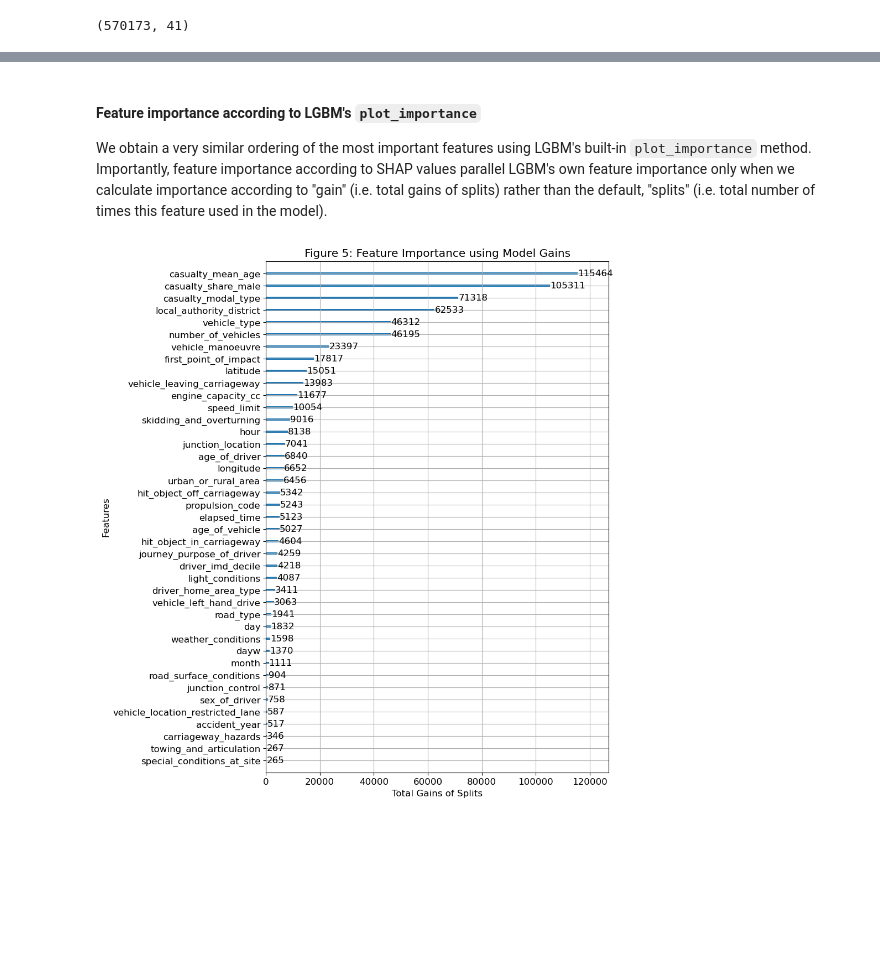
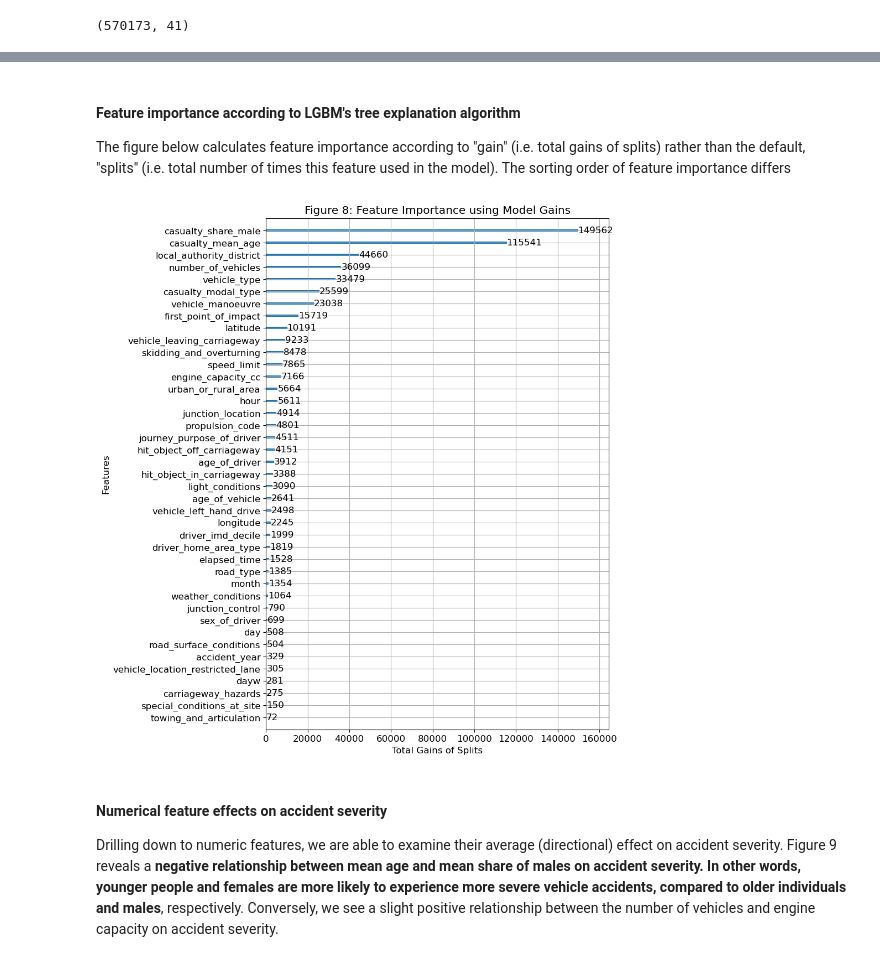
Before and after one commit to kingjosephm/gb_vehicle_injuries, a Jupyter notebook: analysis.ipynb, the cells around one changed output, grey strips where cells are left out. Saved outputs shown, nothing was run; the diff lists cells and outputs as text; code cells hidden in the pictures; blank space fills up the shorter version.

```diff
--- a/analysis.ipynb
+++ b/analysis.ipynb
@@ -340,7 +362,7 @@ def objective(trial: optuna.Trial, X_train: pd.DataFrame, X_val: pd.DataFrame,
         "boosting_type": "gbdt",
         "num_threads": 8,
         "seed": 123,
-        "num_iterations": 100,
+        "num_iterations": 150,
         "lambda_l1": trial.suggest_float("lambda_l1", 1e-8, 10.0, log=True),
         "lambda_l2": trial.suggest_float("lambda_l2", 1e-8, 10.0, log=True),
         "num_leaves": trial.suggest_int("num_leaves", 2, 256),
@@ -361,7 +383,7 @@ current = time()
 
 sampler = TPESampler(seed=10)  # ensures reproducibility
 study = optuna.create_study(sampler=sampler, direction='minimize')  # note - uses median pruner by default
-study.optimize(lambda trial: objective(trial, X_train, X_val, y_train, y_val), n_trials=50)
+study.optimize(lambda trial: objective(trial, X_train, X_val, y_train, y_val), n_trials=75)
 
 print(f"Total model hyperoptimization time: {round(time() - current, 2)} seconds. \n")
 
@@ -415,7 +437,7 @@ current = time()
 
 results = {}
 bst = lgb.train(params, train, valid_sets=[validation],
-                evals_result=results, verbose_eval=False)
+                evals_result=results, verbose_eval=False, num_boost_round=150)
 
 print(f"Total model training time: {round(time() - current, 2)} seconds.")
 # %% [output]
@@ -503,10 +542,14 @@ plt.show()
 # %% [markdown]
-#### Feature importance according to LGBM's `plot_importance`
+#### Feature importance according to LGBM's tree explanation algorithm
 
-We obtain a very similar ordering of the most important features using LGBM's built-in `plot_importance` method. Importantly, feature importance according to SHAP values parallel LGBM's own feature importance only when we calculate importance according to "gain" (i.e. total gains of splits) rather than the default, "splits" (i.e. total number of times this feature used in the model).
+The figure below calculates feature importance according to "gain" (i.e. total gains of splits) rather than the default, "splits" (i.e. total number of times this feature used in the model). The sorting order of feature importance differs
 # %%
 lgb.plot_importance(bst, figsize=(8,12), importance_type='gain', xlabel='Total Gains of Splits',
-                    precision=0, title="Figure 5: Feature Importance using Model Gains")
+                    precision=0, title="Figure 8: Feature Importance using Model Gains")
 plt.show()
 # %% [output]
-[figure, old version]
+[figure, new version]
+# %% [markdown]
+#### Numerical feature effects on accident severity
+
+Drilling down to numeric features, we are able to examine their average (directional) effect on accident severity. Figure 9 reveals a **negative relationship between mean age and mean share of males on accident severity. In other words, younger people and females are more likely to experience more severe vehicle accidents, compared to older individuals and males**, respectively. Conversely, we see a slight positive relationship between the number of vehicles and engine capacity on accident severity.
```
Also changed, not shown: parts of 30 cells of this notebook.
